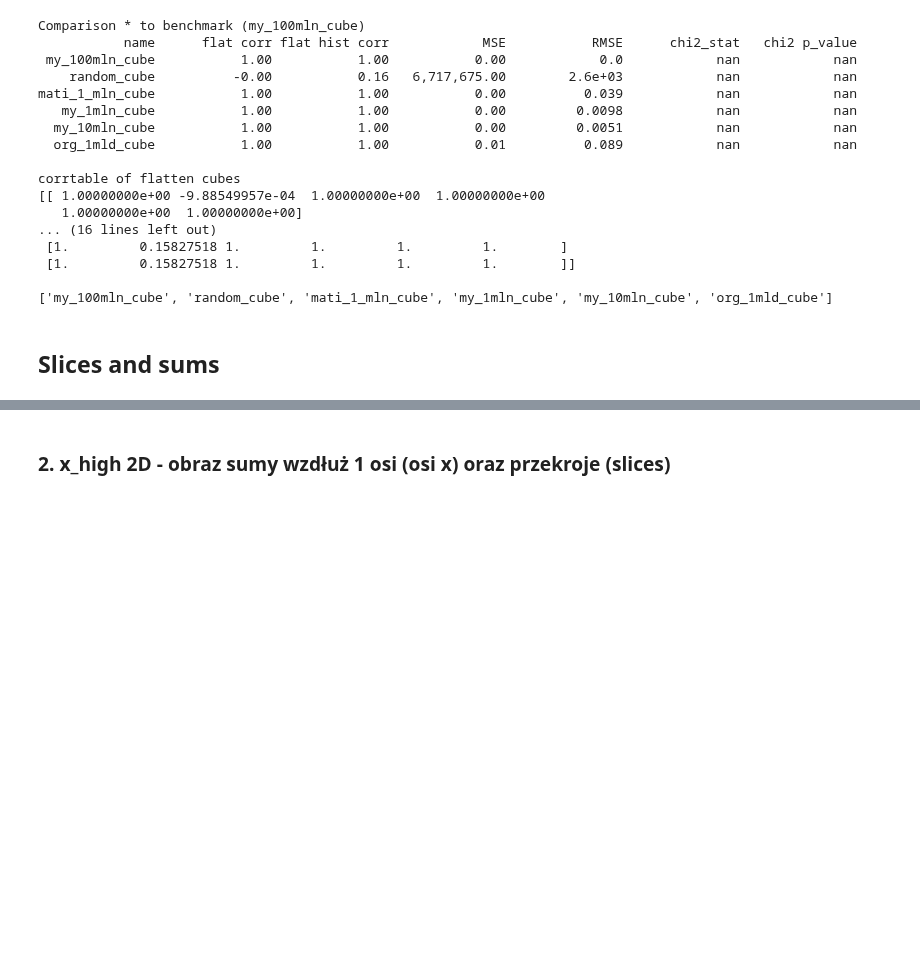
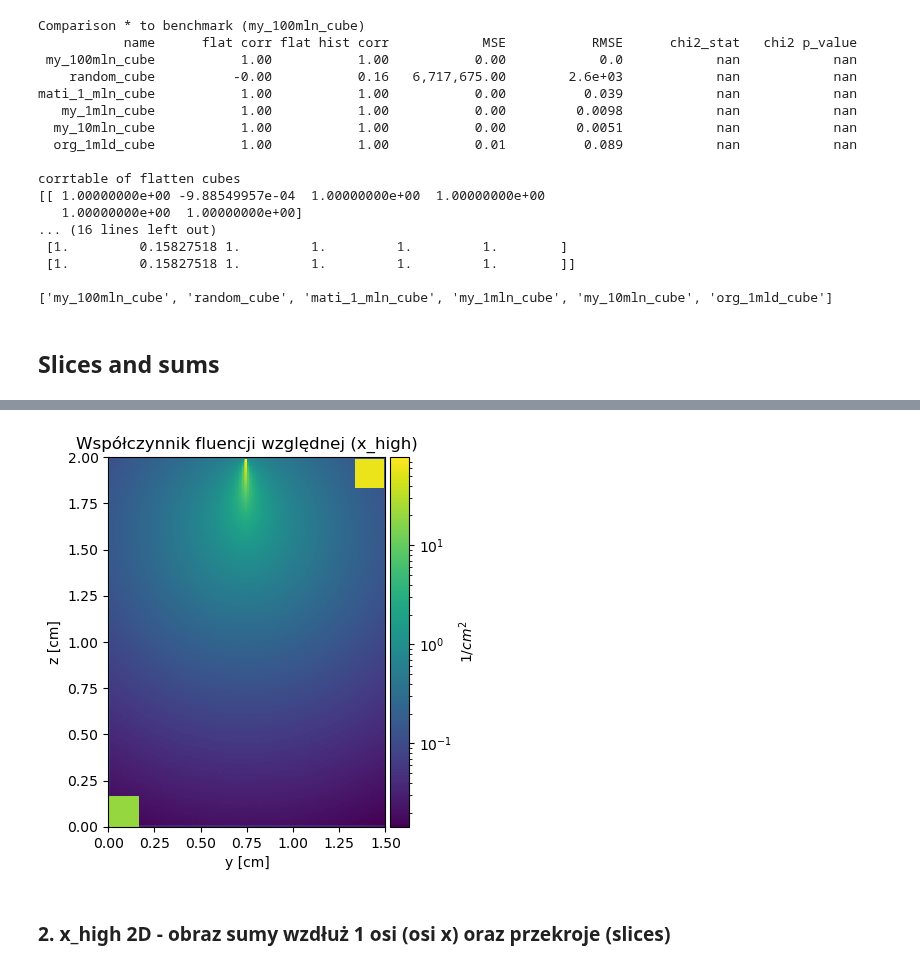
Before and after one commit to Mateuszq28/monte-carlo-sim-benchmark, a Jupyter notebook: compare_cubes/compare_work_in_progress.ipynb, the cells around one changed output, grey strips where cells are left out. Drawn from its saved outputs; the diff is of its cells as text; code cells hidden in the pictures; blank space fills up the shorter version.

Commit message:
wykres fluencji w skali logarytmicznej

```diff
--- a/compare_cubes/compare_work_in_progress.ipynb
+++ b/compare_cubes/compare_work_in_progress.ipynb
@@ -824,2 +749,88 @@ make_frames(all_cubes)
+# %%
+# --- HEAT MAPS ---
+
+def plot2_heatmap2d(arr1: np.ndarray, arr2: np.ndarray, title1=None, title2=None):
+    cmap = cm.get_cmap('viridis', 256)
+    fig, axs = plt.subplots(1, 2, constrained_layout=True)
+    arrs = [arr1, arr2]
+    tits = [title1, title2]
+    min_value = np.min( [np.min(arr1), np.min(arr2)] )
+    max_value = np.max( [np.max(arr1), np.max(arr2)] )
+    for ax, data, tit in zip(axs, arrs, tits):
+        psm = ax.pcolormesh(data, cmap=cmap, rasterized=True, vmin=min_value, vmax=max_value)
+        fig.colorbar(psm, ax=ax)
+        ax.set_title(tit)
+    plt.show()
+
+
+
+# WARNING! if arr it's a sum along axis, remmember to divide by len(of this axis)
+# do it before giving it to heatmap2d function
+def heatmap2d(arr: np.ndarray, bins_per_cm, title=None, norm="log"):
+
+    if title is None:
+        title = "Współczynnik fluencji względnej"
+
+    # plt.tight_layout()
+
+    # skip first tick on x axis
+    # ax = plt.gca()
+    # xticks = ax.xaxis.get_major_ticks()
+    # xticks[0].label1.set_visible(False)
+
+    extent=[0, arr.shape[0]/bins_per_cm, 0, arr.shape[1]/bins_per_cm] # podziałka legendy
+
+    plot_arr = np.flip(arr.transpose(), axis=(0))
+    plt.imshow(plot_arr, cmap='viridis', norm=norm, interpolation="none", extent=extent)
+
+    xlab = ""
+    ylab = ""
+    if "x_high" in title:
+        xlab = "y [cm]"
+        ylab = "z [cm]"
+        title = "Współczynnik fluencji względnej (x_high)"
+    if "y_high" in title:
+        xlab = "x [cm]"
+        ylab = "z [cm]"
+        title = "Współczynnik fluencji względnej (y_high)"
+    if "z_high" in title:
+        xlab = "x [cm]"
+        ylab = "y [cm]"
+        title = "Współczynnik fluencji względnej (z_high)"
+    plt.xlabel(xlab)
+    plt.ylabel(ylab)
+    plt.title(title)
+
+    # cb = plt.colorbar(fraction=0.046, pad=0.04)
+    cb = plt.colorbar(pad=0.010)
+    cb.set_label(r'$ 1/cm^2 $')
+
+    # manager = plt.get_current_fig_manager()
+    # manager.window.showMaximized()
+    # manager.canvas.toolbar.save_figure()
+
+    plt.show()
+
+
+
+
+
+c = 2
+i = 6
+bins_per_cm = all_cubes[0]['bins_per_1_cm']
+title = all_cubes[0]['frame_shortnames'][i]
+arr = all_cubes[0]['frames'][i]
+arr2 = all_cubes[c]['frames'][i]
+arr1 = arr
+
+# check axis
+arr = arr.copy()
+arr[0:20, 0:20] = 20 # niskie wartości, początek (0,0)
+arr[-20:-1, -20:-1] = 60 # wysokie wartości, koniec (1.5, 2.0)
+
+heatmap2d(arr, bins_per_cm, title=title)
+# plot2_heatmap2d(arr1, arr2, title1=None, title2=None)
+# %% [output]
+[figure, added]
 # %% [markdown]
 ### 2. x_high 2D - obraz sumy wzdłuż 1 osi (osi x) oraz przekroje (slices)
```
Also changed, not shown: parts of 3 cells of this notebook.
